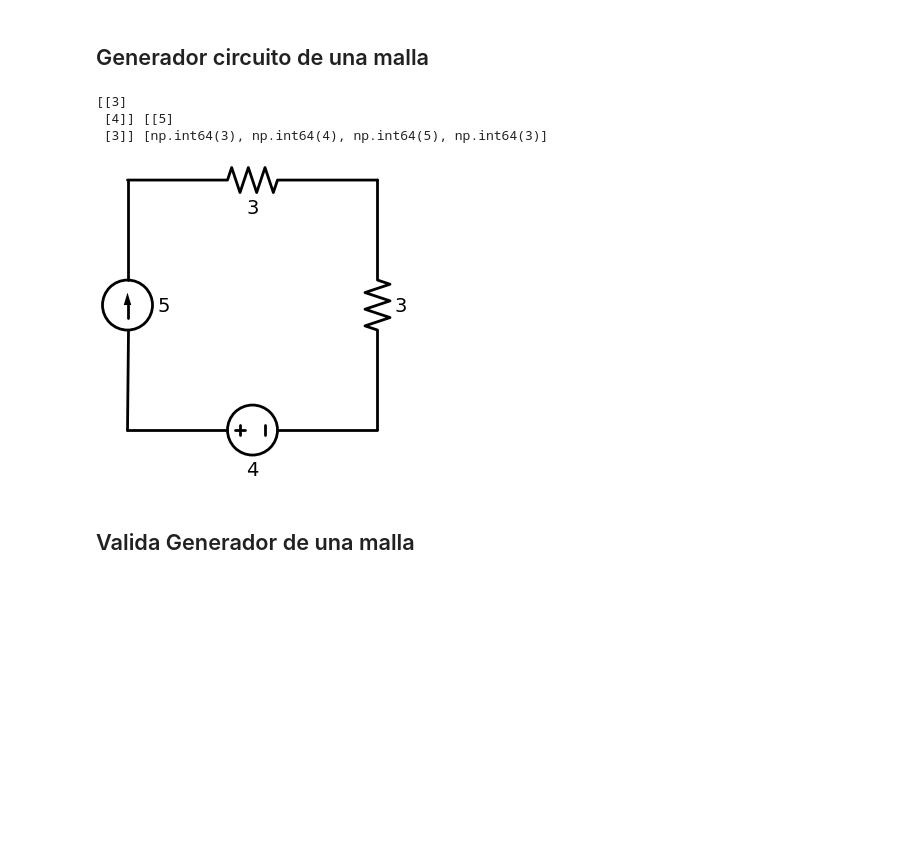
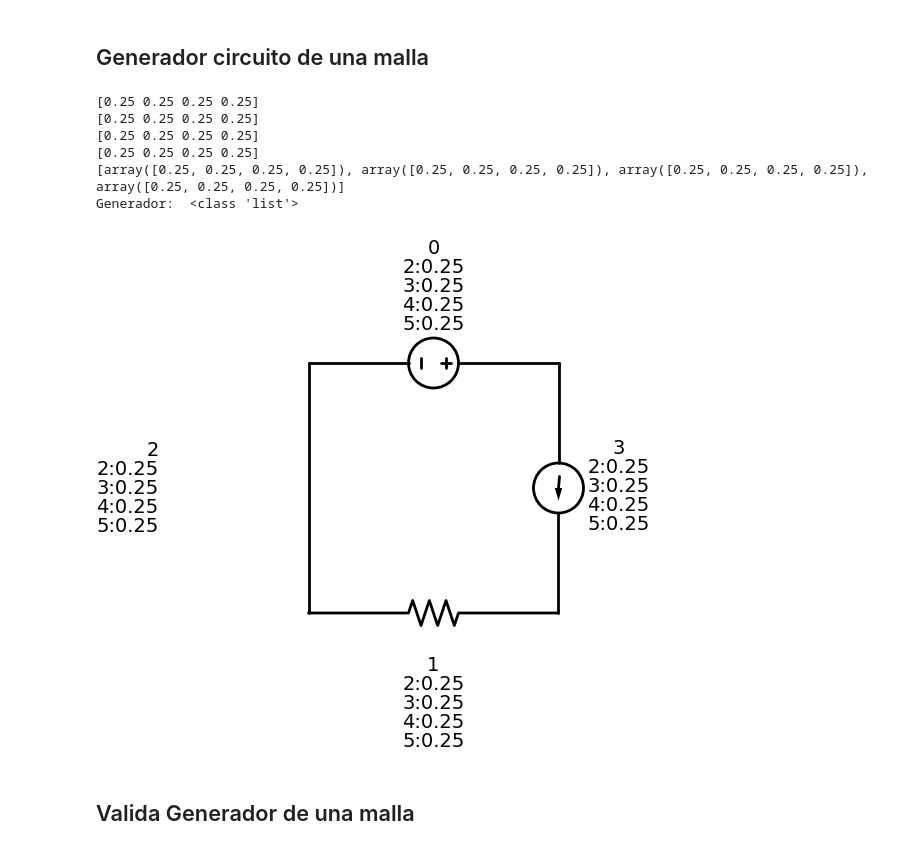
Before and after one commit to criss201x/random-circuit-generator, a Jupyter notebook: notebooks/Trabajo_1.ipynb, the cells around one changed output. Saved outputs shown, nothing was run; the diff lists cells and outputs as text; code cells hidden in the pictures; blank space fills up the shorter version.

Commit message:
add:se imprimen probabilidades en el diagrama de una malla

```diff
--- a/notebooks/Trabajo_1.ipynb
+++ b/notebooks/Trabajo_1.ipynb
@@ -70,3 +34,31 @@ def generacircuito1malla(h,v):
+# %%
+def generacircuito1malla(h, v, probabilidades=[
+    [1/4, 1/4, 1/4, 1/4],
+    [1/4, 1/4, 1/4, 1/4],
+    [1/4, 1/4, 1/4, 1/4],
+    [1/4, 1/4, 1/4, 1/4]
+]):
+    # print("Generador: ", type(probabilidades))
+
+    with schemdraw.Drawing() as d:
+        d.config(unit=5)
+
+        def etiqueta(pos, nodo):
+            p = probabilidades[pos]
+            p_str = "\n".join([f"{i+2}:{p[i]:.2f}" for i in range(len(p))])
+            return f"{nodo}\n{p_str}"
+
+        # Posición 0: izquierda vertical
+        I1 = dibujo_elemento(v[0]).up().label(etiqueta(2, "2"))
+
+        # Posición 1: superior horizontal
+        HS = dibujo_elemento(h[0, 0]).right().label(etiqueta(0, "0"))
+
+        # Posición 2: derecha vertical
+        D1 = dibujo_elemento(v[1]).down().label(etiqueta(3, "3"), loc="right", ofst=(3.4, 1.2))
+
+        # Posición 3: inferior horizontal
+        HI = dibujo_elemento(h[1, 0]).left().label(etiqueta(1, "1"), ofst=(0, 3))
 # %%
 #para 2 mallas
 def generacircuito2mallas(h,v):
@@ -428,26 +420,34 @@ def generar_malla_valida():
     H = np.zeros((2, 1), dtype=int)
     V = np.zeros((2, 1), dtype=int)
     elementos = []
+    probabilidades = []
 
     for i in range(4):
         p = prob_condicional(elementos, x)
+        print(p)
         elegido = np.random.choice(x, p=p)
         elementos.append(elegido)
+        probabilidades.append(p)
         if i < 2:
             H[i, 0] = elegido
         else:
             V[i - 2, 0] = elegido
-    return H, V, elementos
+    # print(probabilidades)
+    return H, V, elementos, probabilidades
 # %%
-H, V, elementos_generados = generar_malla_valida()
-print(H, V, elementos_generados)
+H, V, elementos_generados, probabilidades = generar_malla_valida()
+# print(H, V, elementos_generados)
+print(probabilidades)
 
-generacircuito1malla(H, V)
+generacircuito1malla(H, V, probabilidades)
 # %% [output]
-[[3]
- [4]] [[5]
- [3]] [np.int64(3), np.int64(4), np.int64(5), np.int64(3)]
+[0.25 0.25 0.25 0.25]
+[0.25 0.25 0.25 0.25]
+[0.25 0.25 0.25 0.25]
+[0.25 0.25 0.25 0.25]
+[array([0.25, 0.25, 0.25, 0.25]), array([0.25, 0.25, 0.25, 0.25]), array([0.25, 0.25, 0.25, 0.25]), array([0.25, 0.25, 0.25, 0.25])]
+Generador:  <class 'list'>
-[figure, old version]
+[figure, new version]
 # %% [markdown]
 ## Valida Generador de una malla
 # %%
```
Also changed, not shown: parts of 6 cells of this notebook.
